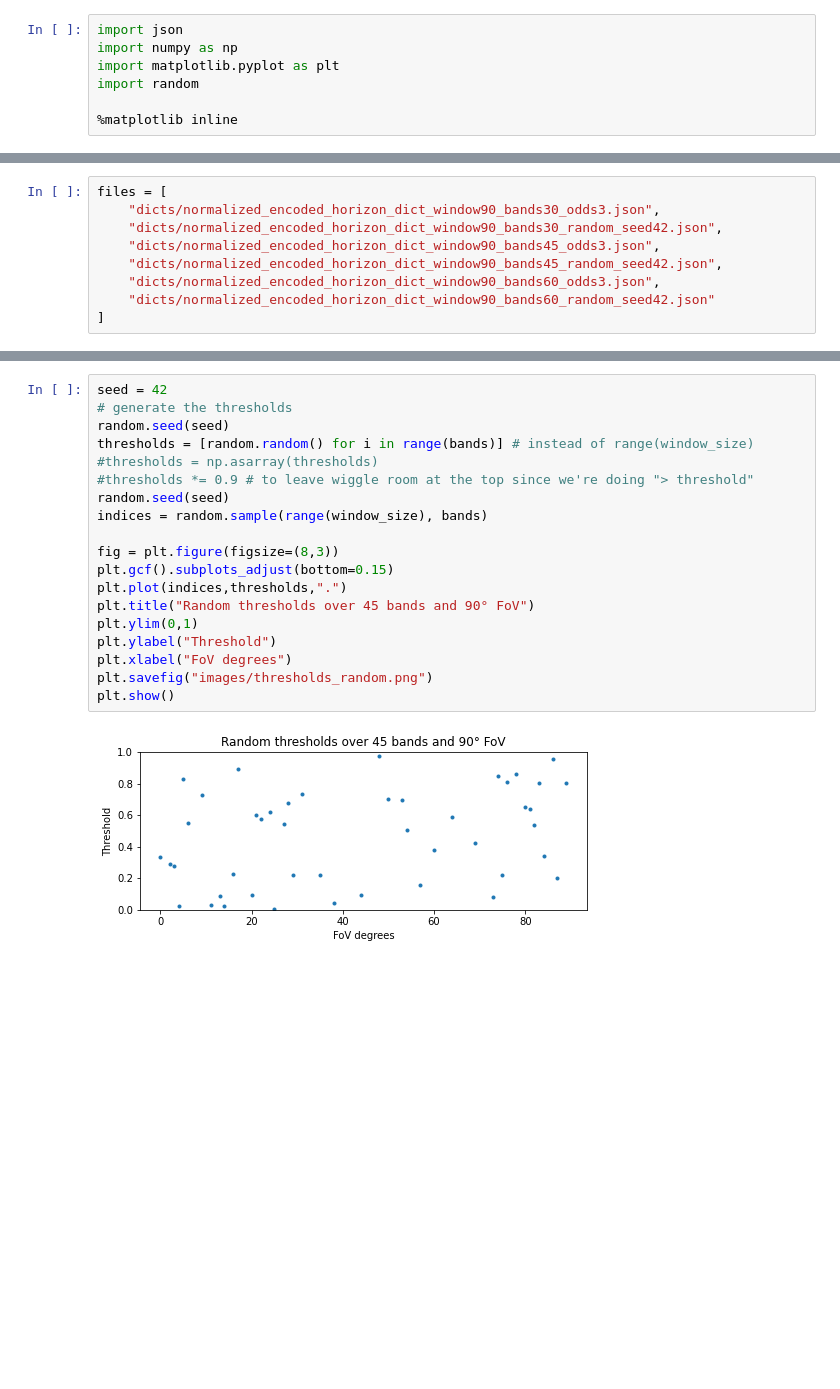
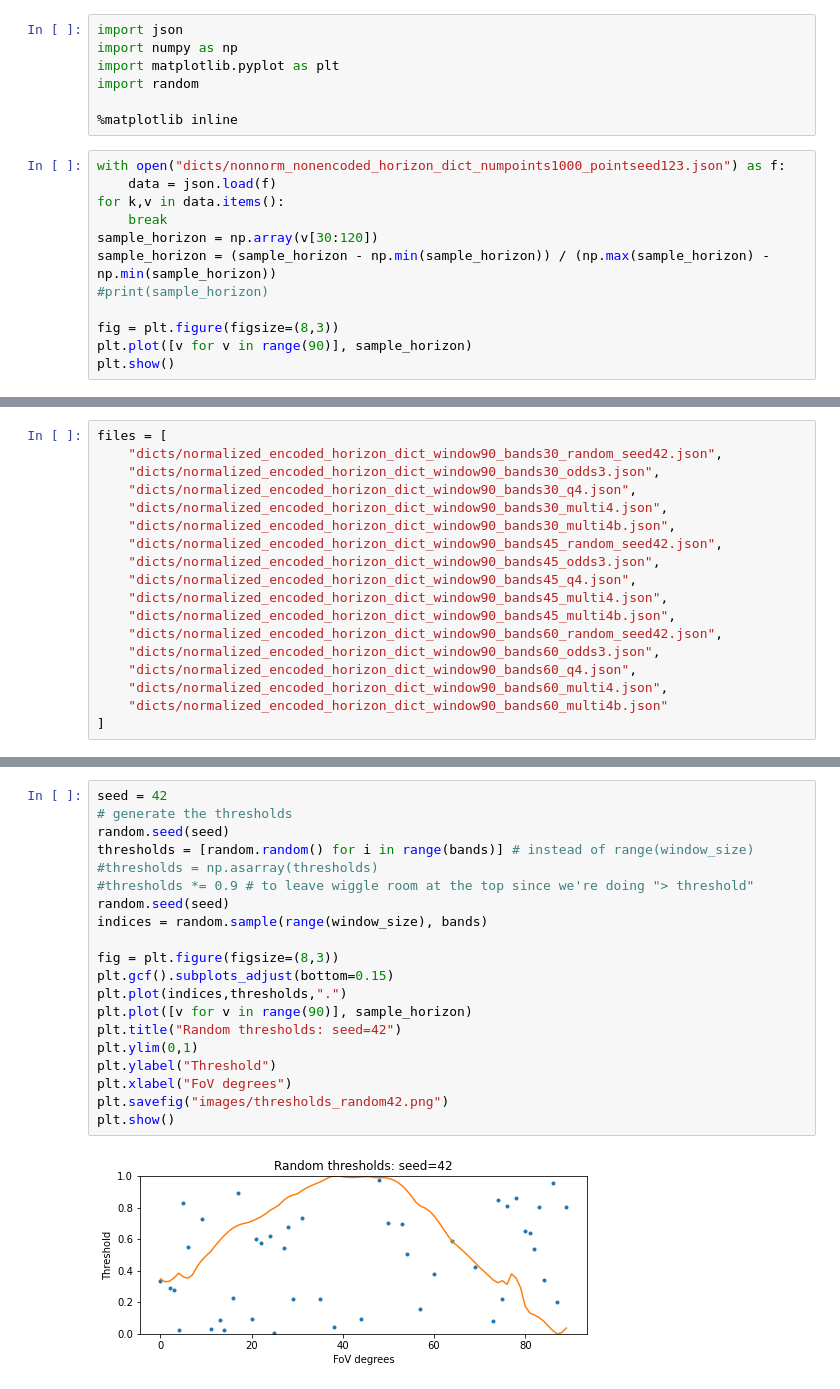
Before and after one commit to lewj85/horizon, a Jupyter notebook: for_paper.ipynb, the cells around one changed output, grey strips where cells are left out. Saved outputs shown, nothing was run; the diff lists cells and outputs as text; blank space fills up the shorter version.

```diff
--- a/for_paper.ipynb
+++ b/for_paper.ipynb
@@ -5,3 +5,15 @@ import matplotlib.pyplot as plt
 import random
 
 %matplotlib inline
+# %%
+with open("dicts/nonnorm_nonencoded_horizon_dict_numpoints1000_pointseed123.json") as f:
+    data = json.load(f)
+for k,v in data.items():
+    break
+sample_horizon = np.array(v[30:120])
+sample_horizon = (sample_horizon - np.min(sample_horizon)) / (np.max(sample_horizon) - np.min(sample_horizon))
+#print(sample_horizon)
+
+fig = plt.figure(figsize=(8,3))
+plt.plot([v for v in range(90)], sample_horizon)
+plt.show()
@@ -8,11 +22,20 @@ import random
 # %%
 files = [
+    "dicts/normalized_encoded_horizon_dict_window90_bands30_random_seed42.json",
     "dicts/normalized_encoded_horizon_dict_window90_bands30_odds3.json",
-    "dicts/normalized_encoded_horizon_dict_window90_bands30_random_seed42.json",
+    "dicts/normalized_encoded_horizon_dict_window90_bands30_q4.json",
+    "dicts/normalized_encoded_horizon_dict_window90_bands30_multi4.json",
+    "dicts/normalized_encoded_horizon_dict_window90_bands30_multi4b.json",
+    "dicts/normalized_encoded_horizon_dict_window90_bands45_random_seed42.json",
     "dicts/normalized_encoded_horizon_dict_window90_bands45_odds3.json",
-    "dicts/normalized_encoded_horizon_dict_window90_bands45_random_seed42.json",
+    "dicts/normalized_encoded_horizon_dict_window90_bands45_q4.json",
+    "dicts/normalized_encoded_horizon_dict_window90_bands45_multi4.json",
+    "dicts/normalized_encoded_horizon_dict_window90_bands45_multi4b.json",
+    "dicts/normalized_encoded_horizon_dict_window90_bands60_random_seed42.json",
     "dicts/normalized_encoded_horizon_dict_window90_bands60_odds3.json",
-    "dicts/normalized_encoded_horizon_dict_window90_bands60_random_seed42.json"
+    "dicts/normalized_encoded_horizon_dict_window90_bands60_q4.json",
+    "dicts/normalized_encoded_horizon_dict_window90_bands60_multi4.json",
+    "dicts/normalized_encoded_horizon_dict_window90_bands60_multi4b.json"
 ]
 # %%
 for fi in files:
@@ -66,21 +105,22 @@ plt.show()
 # %%
 seed = 42
 # generate the thresholds
 random.seed(seed)
 thresholds = [random.random() for i in range(bands)] # instead of range(window_size)
 #thresholds = np.asarray(thresholds)
 #thresholds *= 0.9 # to leave wiggle room at the top since we're doing "> threshold"
 random.seed(seed)
 indices = random.sample(range(window_size), bands)
 
 fig = plt.figure(figsize=(8,3))
 plt.gcf().subplots_adjust(bottom=0.15)
 plt.plot(indices,thresholds,".")
-plt.title("Random thresholds over 45 bands and 90° FoV")
+plt.plot([v for v in range(90)], sample_horizon)
+plt.title("Random thresholds: seed=42")
 plt.ylim(0,1)
 plt.ylabel("Threshold")
 plt.xlabel("FoV degrees")
-plt.savefig("images/thresholds_random.png")
+plt.savefig("images/thresholds_random42.png")
 plt.show()
 # %% [output]
-[figure, old version]
+[figure, new version]
```
Also changed, not shown: parts of 7 cells of this notebook, 19 other files.
